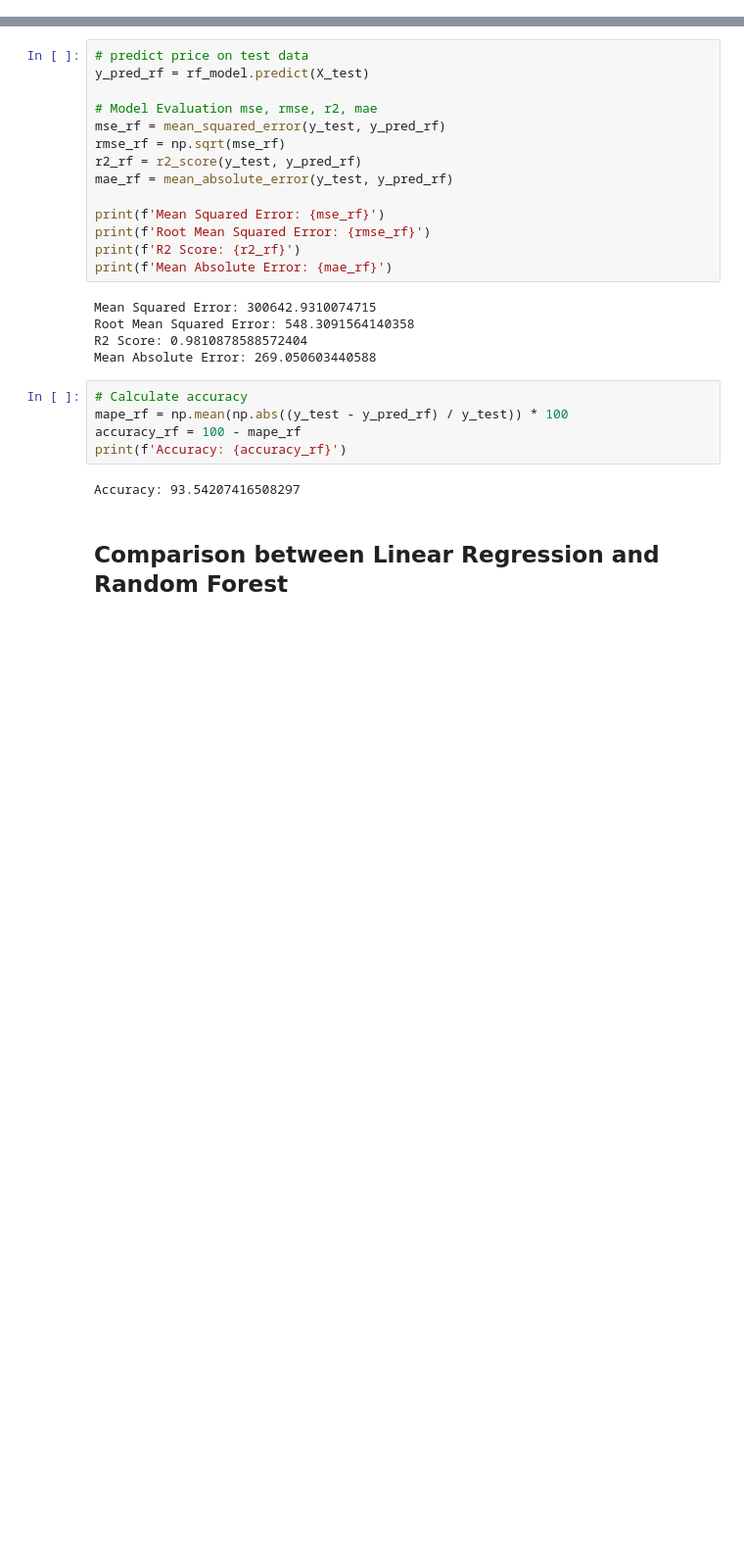
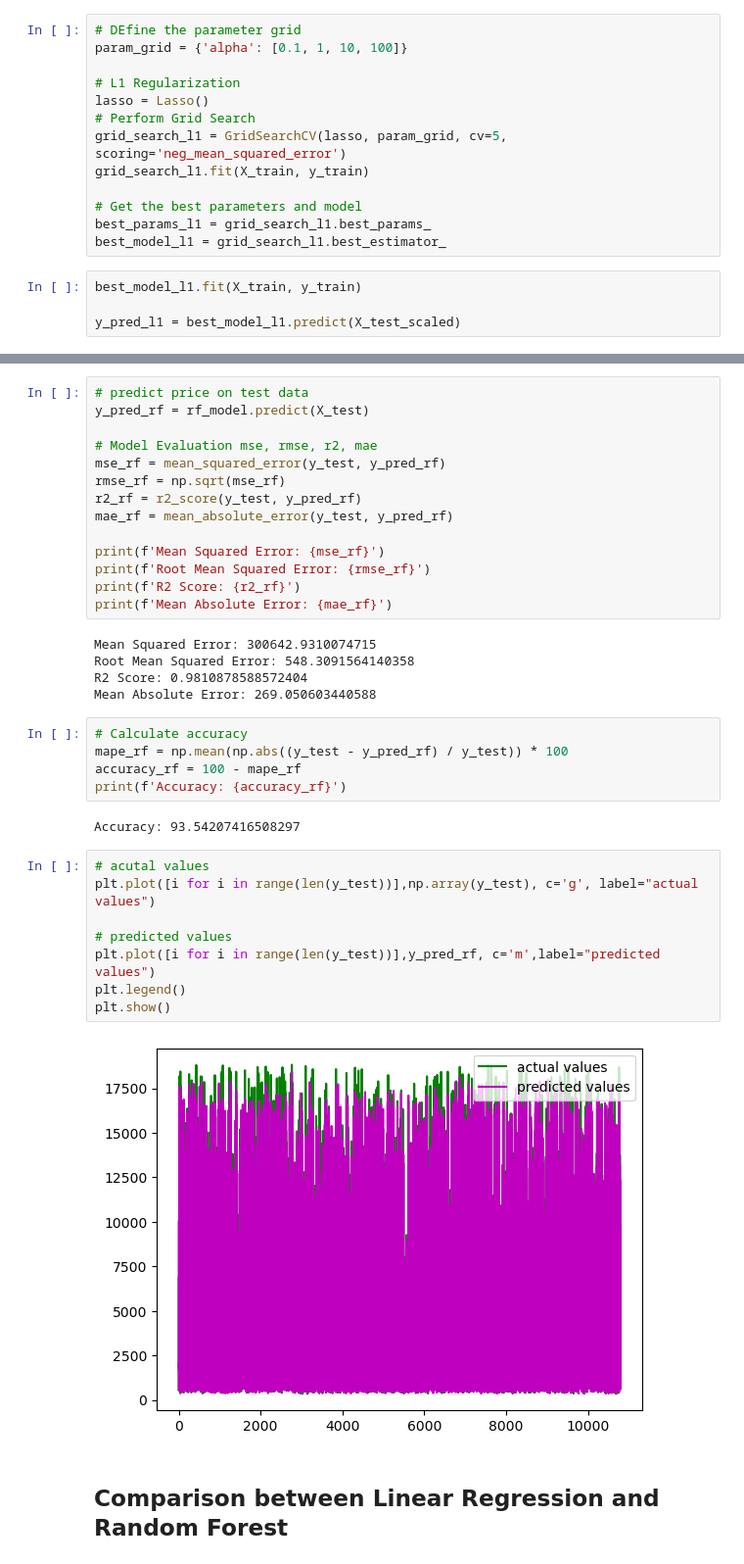
Before and after one commit to mch3pg4/60006CEM-MLTasks, a Jupyter notebook: Task1-Regression/MLTask1Regression.ipynb, the cells around one changed output, grey strips where cells are left out. Shown at 98% size. Saved outputs shown, nothing was run; the diff lists cells and outputs as text; blank space fills up the shorter version.

```diff
--- a/Task1-Regression/MLTask1Regression.ipynb
+++ b/Task1-Regression/MLTask1Regression.ipynb
@@ -245,0 +341,17 @@ plt.show()
+# %%
+# DEfine the parameter grid
+param_grid = {'alpha': [0.1, 1, 10, 100]}
+
+# L1 Regularization
+lasso = Lasso()
+# Perform Grid Search
+grid_search_l1 = GridSearchCV(lasso, param_grid, cv=5, scoring='neg_mean_squared_error')
+grid_search_l1.fit(X_train, y_train)
+
+# Get the best parameters and model
+best_params_l1 = grid_search_l1.best_params_
+best_model_l1 = grid_search_l1.best_estimator_
+# %%
+best_model_l1.fit(X_train, y_train)
+
+y_pred_l1 = best_model_l1.predict(X_test_scaled)
@@ -279,6 +462,16 @@ accuracy_rf = 100 - mape_rf
 print(f'Accuracy: {accuracy_rf}')
 # %% [output]
 Accuracy: 93.54207416508297
+# %%
+# acutal values
+plt.plot([i for i in range(len(y_test))],np.array(y_test), c='g', label="actual values")
+
+# predicted values
+plt.plot([i for i in range(len(y_test))],y_pred_rf, c='m',label="predicted values")
+plt.legend()
+plt.show()
+# %% [output]
+[figure, added]
 # %% [markdown]
 ## Comparison between Linear Regression and Random Forest
 # %%
```
Also changed, not shown: parts of 26 cells of this notebook.
